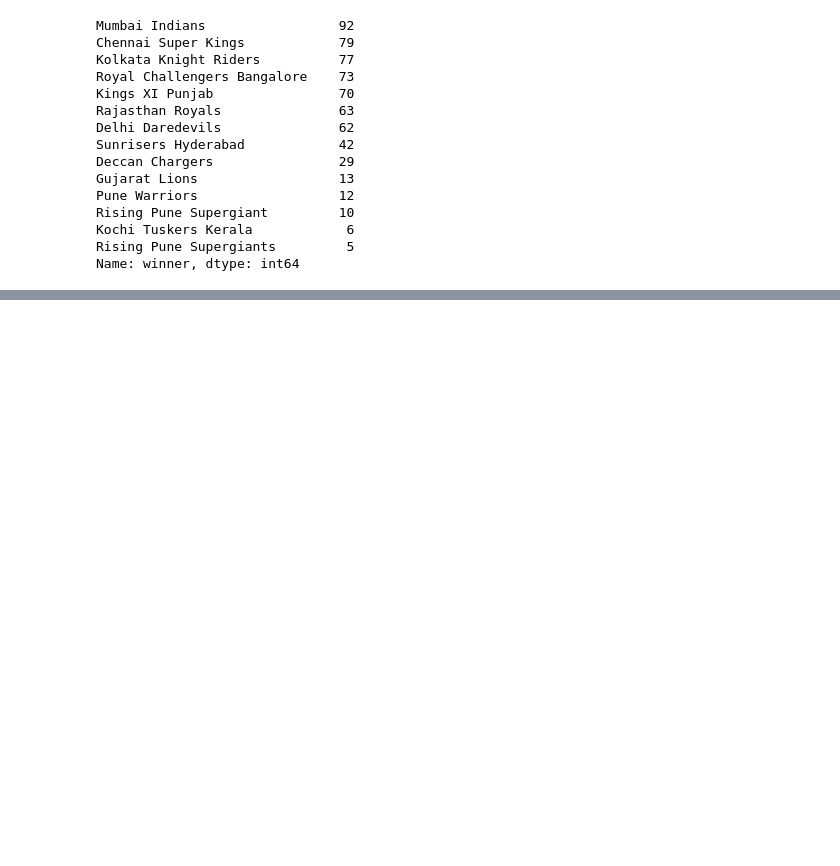
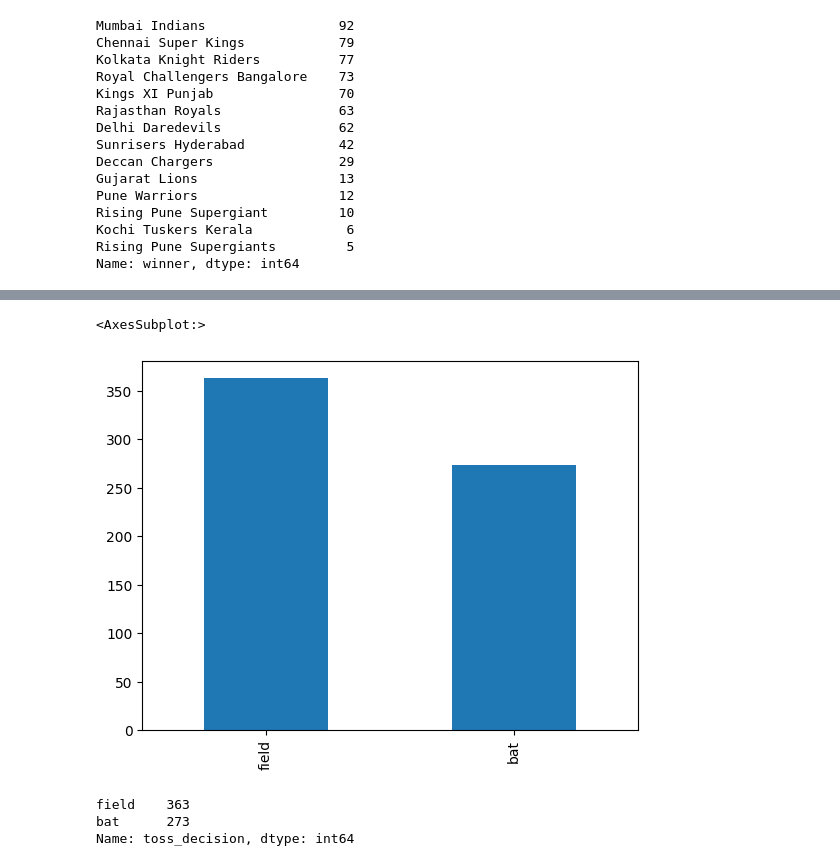
Before and after one commit to ijazkhan101/IPL-Data-Set-Data-analysis-with-Pandas, a Jupyter notebook: pandas01.ipynb, the cells around one changed output, grey strips where cells are left out. Cells and saved outputs as stored; diff of their text form; code cells hidden in the pictures; blank space fills up the shorter version.

```diff
--- a/pandas01.ipynb
+++ b/pandas01.ipynb
@@ -224,0 +240,15 @@ Name: winner, dtype: int64
+# %%
+# Bar chat for most win matches by  a team
+
+df['toss_decision'].value_counts().plot(kind='bar')
+# %% [output]
+<AxesSubplot:>
+[figure, added]
+# %%
+df['toss_decision'].value_counts()
+# in  363 matches teams decide to field 1st
+# in 273 matches after winning toss they dicide to bat 1st
+# %% [output]
+field    363
+bat      273
+Name: toss_decision, dtype: int64
```
Also changed, not shown: parts of 13 cells of this notebook.
